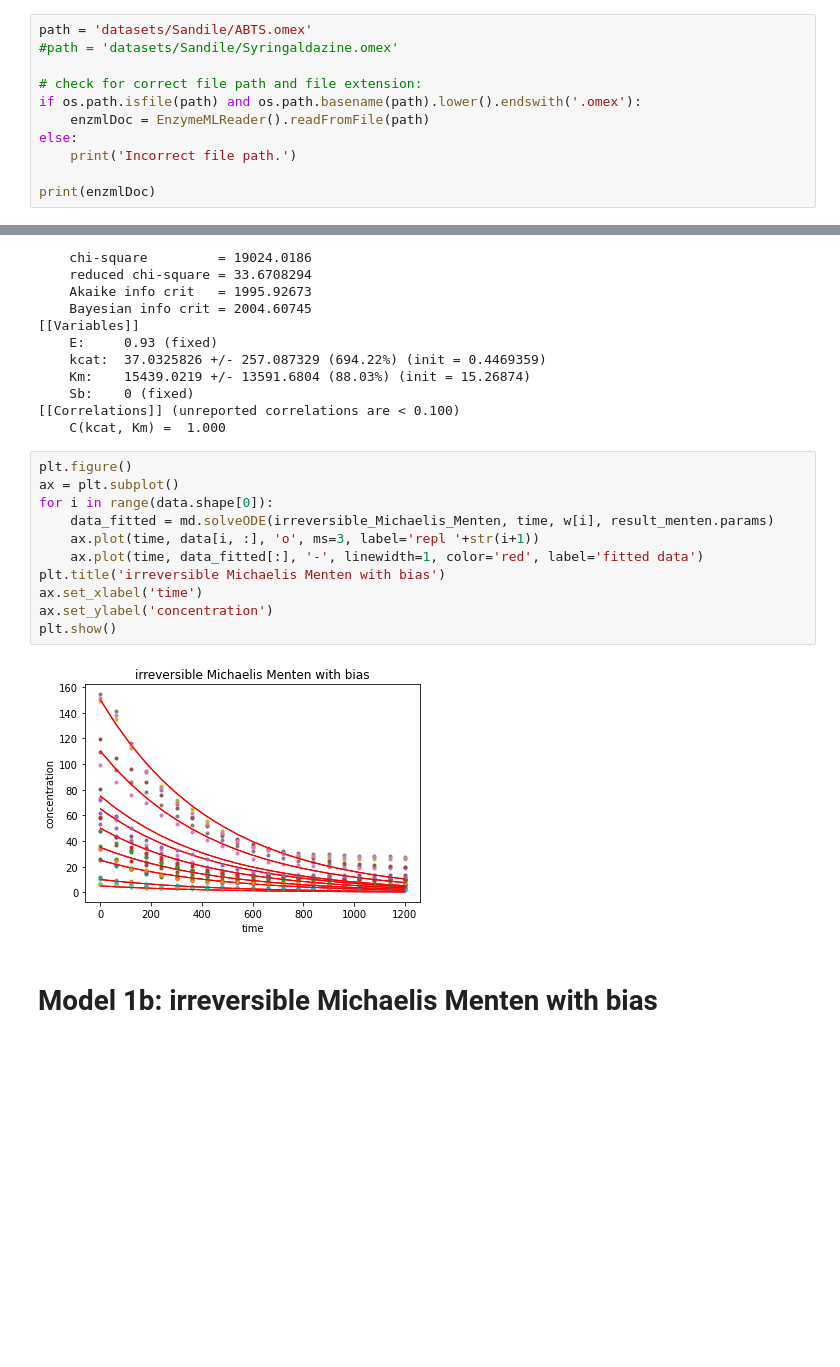
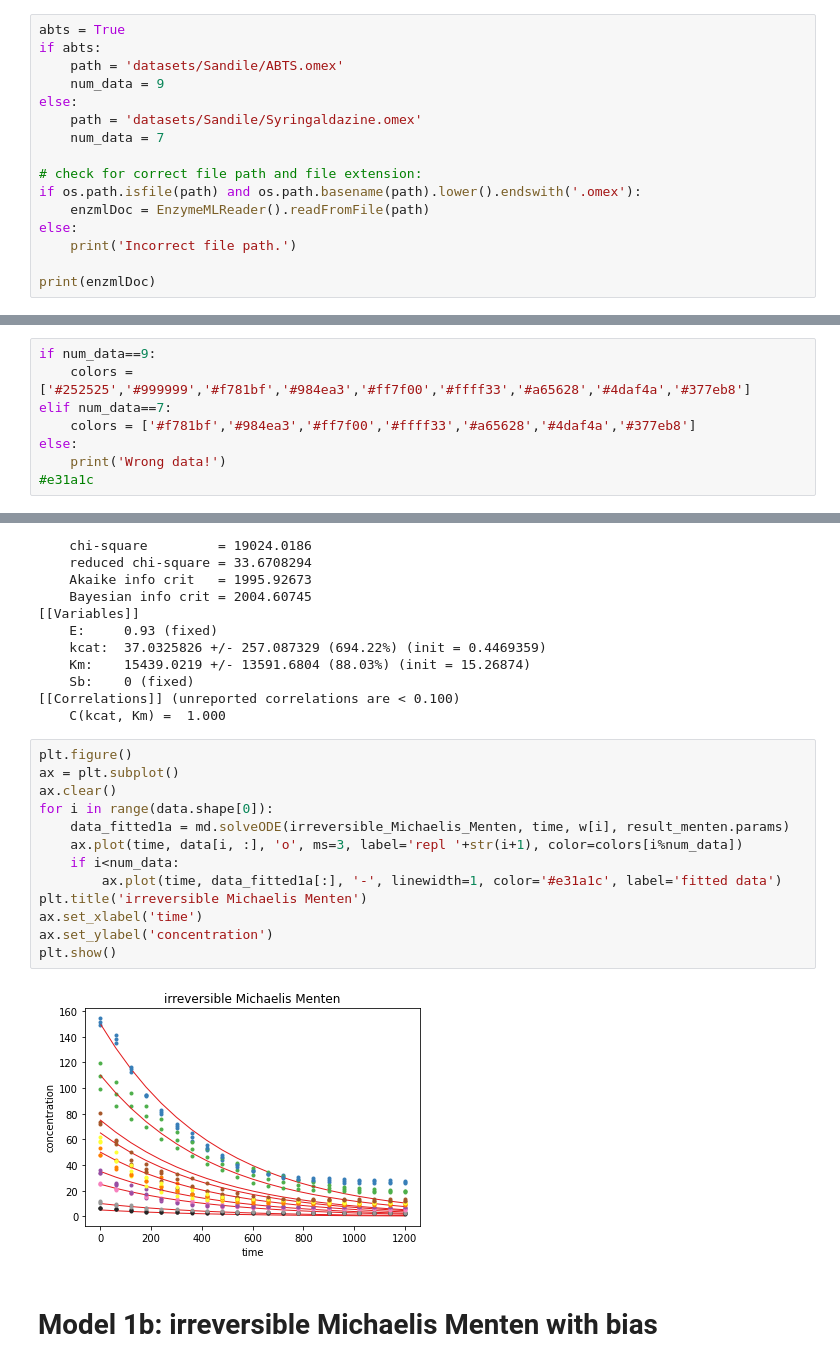
Before and after one commit to HannahDi/EnzymeML_KineticModeling, a Jupyter notebook: Sandile_PyEnzyme.ipynb, the cells around one changed output, grey strips where cells are left out. Drawn from its saved outputs; the diff is of its cells as text; blank space fills up the shorter version.

```diff
--- a/Sandile_PyEnzyme.ipynb
+++ b/Sandile_PyEnzyme.ipynb
@@ -14,8 +15,13 @@ from utilities.modeler import Modeler
 jsonH = JSONHelper("https://enzml.sloppy.zone/")
 md = Modeler()
 # %%
-path = 'datasets/Sandile/ABTS.omex'
-#path = 'datasets/Sandile/Syringaldazine.omex'
+abts = True
+if abts:
+    path = 'datasets/Sandile/ABTS.omex'
+    num_data = 9
+else:
+    path = 'datasets/Sandile/Syringaldazine.omex'
+    num_data = 7
 
 # check for correct file path and file extension:
 if os.path.isfile(path) and os.path.basename(path).lower().endswith('.omex'):
@@ -158,6 +167,14 @@ def residual(params, t, data, w, f):
         s_model = model[:,0]
         residual[i,:]=data[i,:]-s_model
     return residual.flatten()
+# %%
+if num_data==9:
+    colors = ['#252525','#999999','#f781bf','#984ea3','#ff7f00','#ffff33','#a65628','#4daf4a','#377eb8']
+elif num_data==7:
+    colors = ['#f781bf','#984ea3','#ff7f00','#ffff33','#a65628','#4daf4a','#377eb8']
+else:
+    print('Wrong data!')
+#e31a1c
 # %% [markdown]
 # Model 1a: irreversible Michaelis Menten
 # %%
@@ -201,16 +218,18 @@ report_fit(result_menten)
 # %%
 plt.figure()
 ax = plt.subplot()
+ax.clear()
 for i in range(data.shape[0]):
-    data_fitted = md.solveODE(irreversible_Michaelis_Menten, time, w[i], result_menten.params)
-    ax.plot(time, data[i, :], 'o', ms=3, label='repl '+str(i+1))
-    ax.plot(time, data_fitted[:], '-', linewidth=1, color='red', label='fitted data')
-plt.title('irreversible Michaelis Menten with bias')
+    data_fitted1a = md.solveODE(irreversible_Michaelis_Menten, time, w[i], result_menten.params)
+    ax.plot(time, data[i, :], 'o', ms=3, label='repl '+str(i+1), color=colors[i%num_data])
+    if i<num_data:
+        ax.plot(time, data_fitted1a[:], '-', linewidth=1, color='#e31a1c', label='fitted data')
+plt.title('irreversible Michaelis Menten')
 ax.set_xlabel('time')
 ax.set_ylabel('concentration')
 plt.show()
 # %% [output]
-[figure, old version]
+[figure, new version]
 # %% [markdown]
 # Model 1b: irreversible Michaelis Menten with bias
 # %%
```
Also changed, not shown: parts of 12 cells of this notebook.
